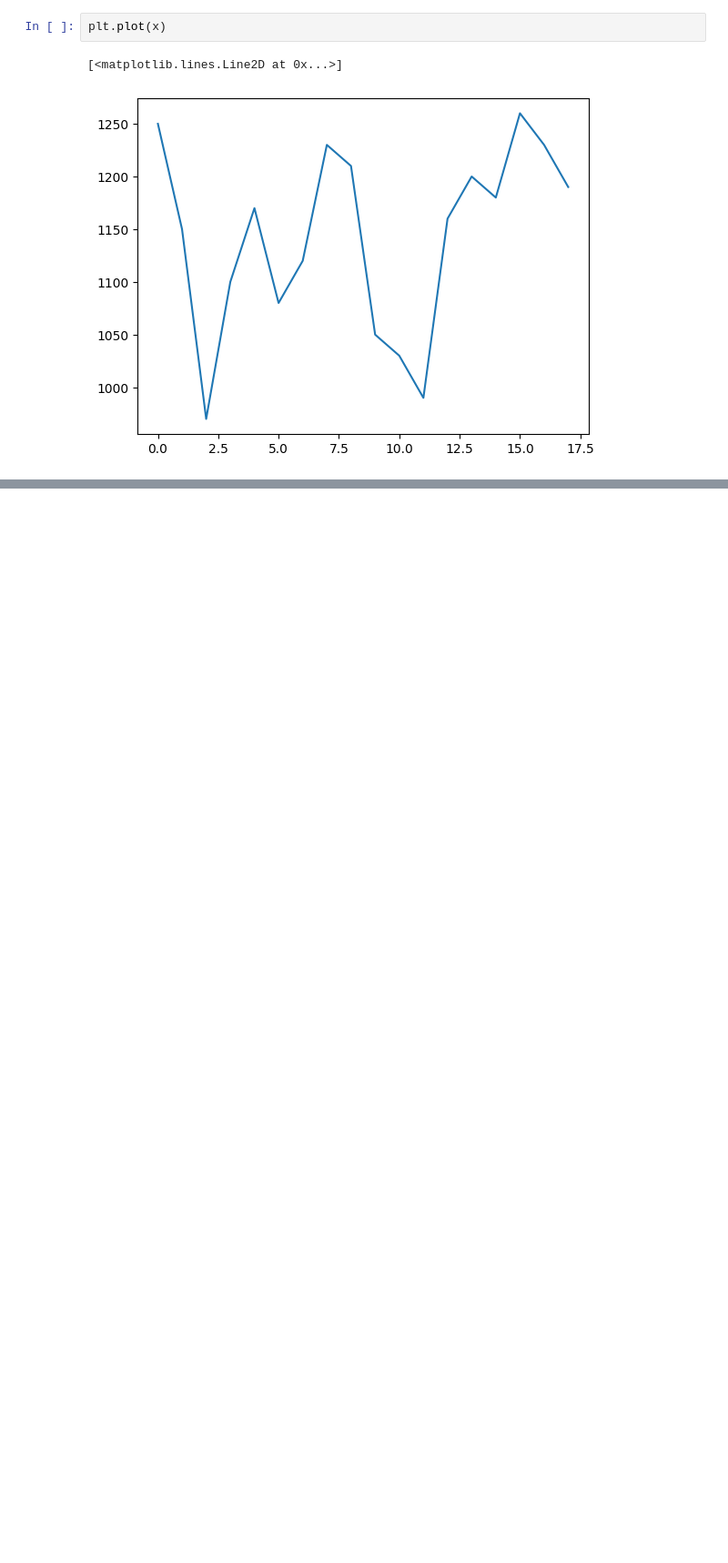
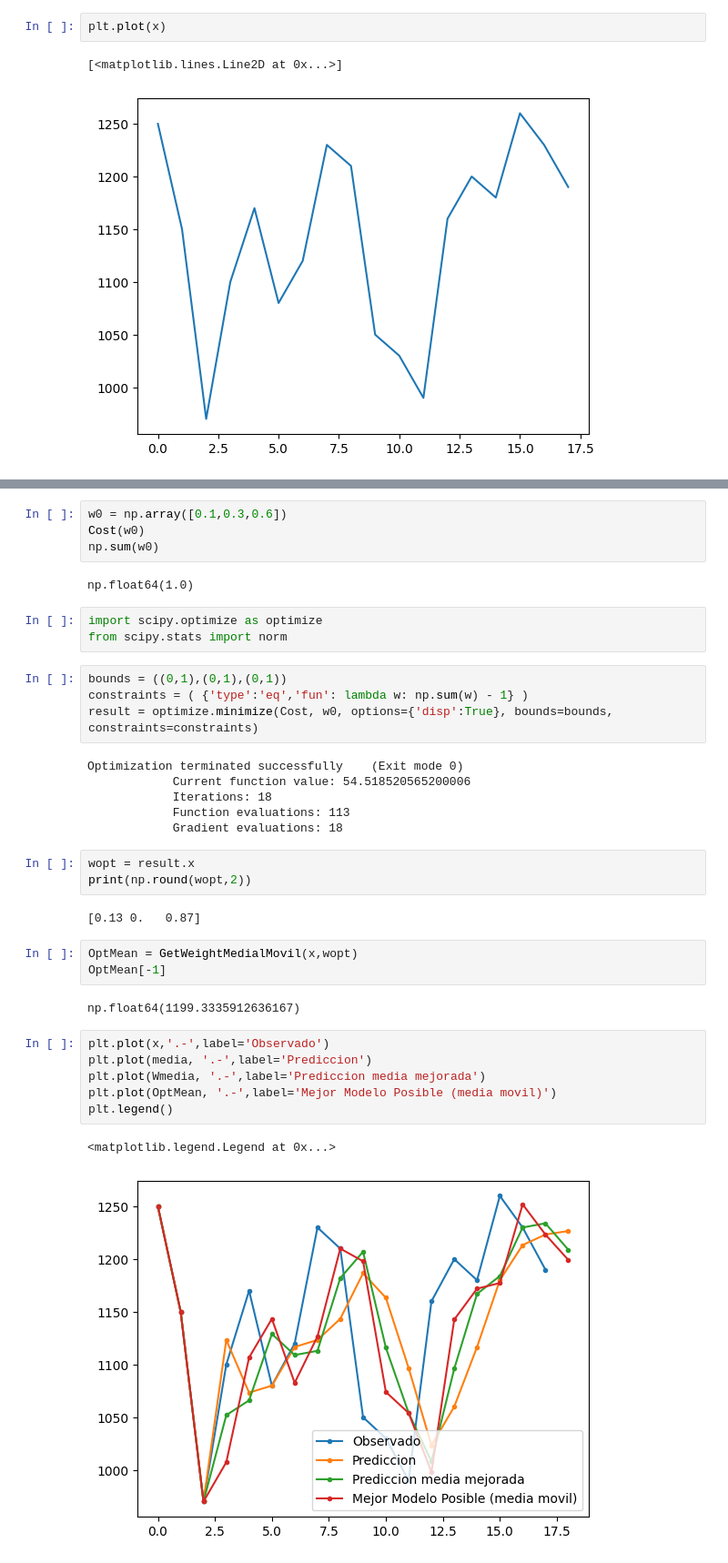
Before and after one commit to asegura4488/CienciaDatos, a Jupyter notebook: Semana4/MedioMovil.ipynb, the cells around one changed output, grey strips where cells are left out. Shown at 91% size. Cells and saved outputs as stored; diff of their text form; blank space fills up the shorter version.

```diff
--- a/Semana4/MedioMovil.ipynb
+++ b/Semana4/MedioMovil.ipynb
@@ -23,0 +120,38 @@ plt.plot(x)
+# %%
+w0 = np.array([0.1,0.3,0.6])
+Cost(w0)
+np.sum(w0)
+# %% [output]
+np.float64(1.0)
+# %%
+import scipy.optimize as optimize
+from scipy.stats import norm
+# %%
+bounds = ((0,1),(0,1),(0,1))
+constraints = ( {'type':'eq','fun': lambda w: np.sum(w) - 1} )
+result = optimize.minimize(Cost, w0, options={'disp':True}, bounds=bounds, constraints=constraints)
+# %% [output]
+Optimization terminated successfully    (Exit mode 0)
+            Current function value: 54.518520565200006
+            Iterations: 18
+            Function evaluations: 113
+            Gradient evaluations: 18
+# %%
+wopt = result.x
+print(np.round(wopt,2))
+# %% [output]
+[0.13 0.   0.87]
+# %%
+OptMean = GetWeightMedialMovil(x,wopt)
+OptMean[-1]
+# %% [output]
+np.float64(1199.3335912636167)
+# %%
+plt.plot(x,'.-',label='Observado')
+plt.plot(media, '.-',label='Prediccion')
+plt.plot(Wmedia, '.-',label='Prediccion media mejorada')
+plt.plot(OptMean, '.-',label='Mejor Modelo Posible (media movil)')
+plt.legend()
+# %% [output]
+<matplotlib.legend.Legend at 0x...>
+[figure, added]
```
Also changed, not shown: parts of 15 cells of this notebook.
